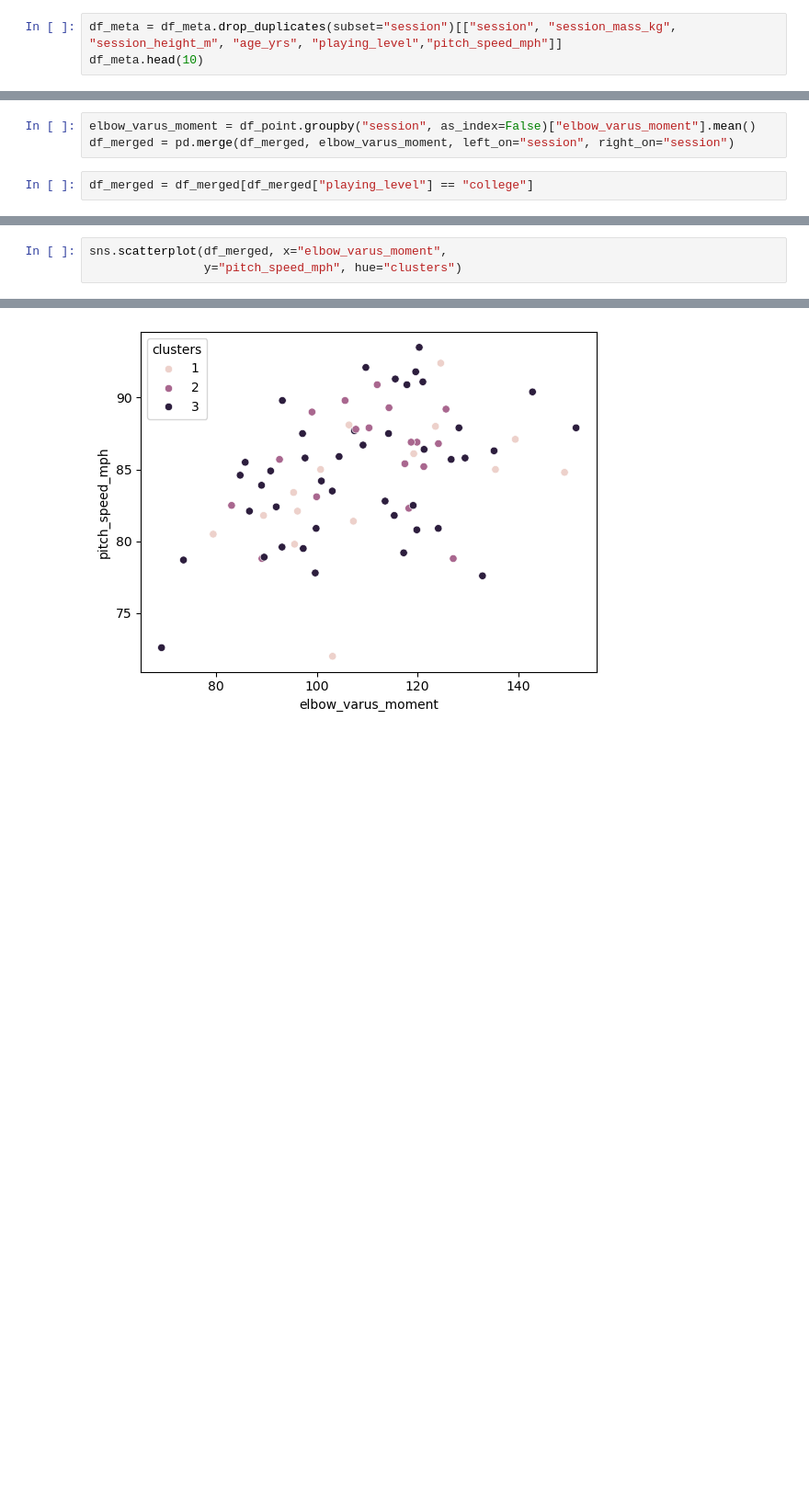
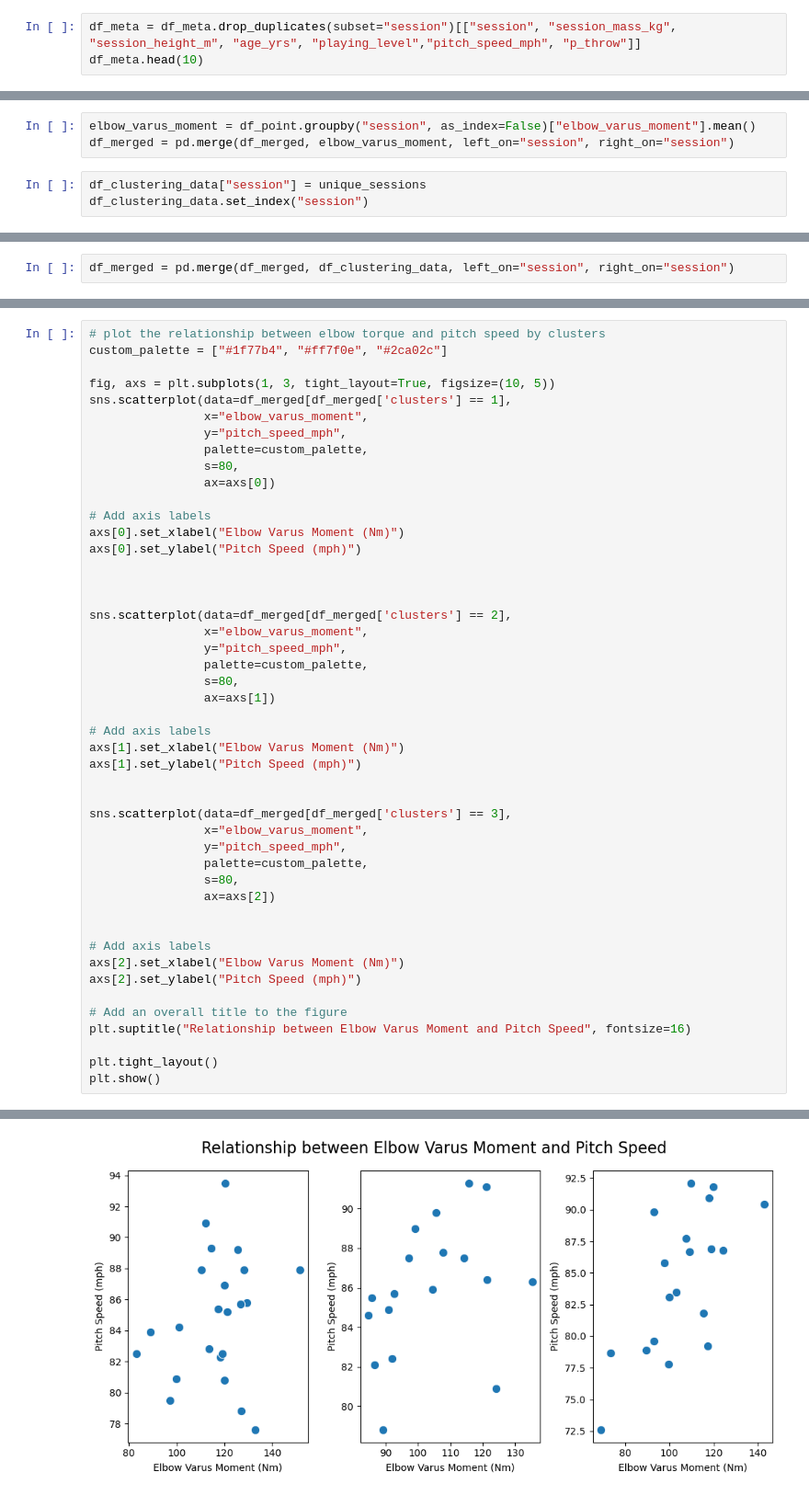
Before and after one commit to yyanagita66/pitching_motion_classification, a Jupyter notebook: coordination_classification.ipynb, the cells around one changed output, grey strips where cells are left out. Shown at 92% size. Saved outputs shown, nothing was run; the diff lists cells and outputs as text; blank space fills up the shorter version.

```diff
--- a/coordination_classification.ipynb
+++ b/coordination_classification.ipynb
@@ -378,4 +424,4 @@ df_clustering_results.head(10)
 # %%
-df_meta = df_meta.drop_duplicates(subset="session")[["session", "session_mass_kg", "session_height_m", "age_yrs", "playing_level","pitch_speed_mph"]]
+df_meta = df_meta.drop_duplicates(subset="session")[["session", "session_mass_kg", "session_height_m", "age_yrs", "playing_level","pitch_speed_mph", "p_throw"]]
 df_meta.head(10)
 # %% [output]
@@ -396,5 +442,6 @@ df_merged = pd.merge(df_clustering_results, df_meta, left_on="session", right_on
 # %%
 elbow_varus_moment = df_point.groupby("session", as_index=False)["elbow_varus_moment"].mean()
 df_merged = pd.merge(df_merged, elbow_varus_moment, left_on="session", right_on="session")
-# %%
-df_merged = df_merged[df_merged["playing_level"] == "college"]
+# %%
+df_clustering_data["session"] = unique_sessions
+df_clustering_data.set_index("session")
@@ -400,0 +467,2 @@ df_merged = df_merged[df_merged["playing_level"] == "college"]
+# %%
+df_merged = pd.merge(df_merged, df_clustering_data, left_on="session", right_on="session")
@@ -531,4 +651,48 @@ Group Var                           16.921 276054367.464
 # %%
-sns.scatterplot(df_merged, x="elbow_varus_moment",
-                y="pitch_speed_mph", hue="clusters")
+# plot the relationship between elbow torque and pitch speed by clusters
+custom_palette = ["#1f77b4", "#ff7f0e", "#2ca02c"]
+
+fig, axs = plt.subplots(1, 3, tight_layout=True, figsize=(10, 5))
+sns.scatterplot(data=df_merged[df_merged['clusters'] == 1],
+                x="elbow_varus_moment",
+                y="pitch_speed_mph",
+                palette=custom_palette,
+                s=80,
+                ax=axs[0])
+
+# Add axis labels
+axs[0].set_xlabel("Elbow Varus Moment (Nm)")
+axs[0].set_ylabel("Pitch Speed (mph)")
+
+
+
+sns.scatterplot(data=df_merged[df_merged['clusters'] == 2],
+                x="elbow_varus_moment",
+                y="pitch_speed_mph",
+                palette=custom_palette,
+                s=80,
+                ax=axs[1])
+
+# Add axis labels
+axs[1].set_xlabel("Elbow Varus Moment (Nm)")
+axs[1].set_ylabel("Pitch Speed (mph)")
+
+
+sns.scatterplot(data=df_merged[df_merged['clusters'] == 3],
+                x="elbow_varus_moment",
+                y="pitch_speed_mph",
+                palette=custom_palette,
+                s=80,
+                ax=axs[2])
+
+
+# Add axis labels
+axs[2].set_xlabel("Elbow Varus Moment (Nm)")
+axs[2].set_ylabel("Pitch Speed (mph)")
+
+# Add an overall title to the figure
+plt.suptitle("Relationship between Elbow Varus Moment and Pitch Speed", fontsize=16)
+
+plt.tight_layout()
+plt.show()
 # %% [output]
@@ -536 +699 @@ sns.scatterplot(df_merged, x="elbow_varus_moment",
-[figure, old version]
+[figure, new version]
```
Also changed, not shown: parts of 76 cells of this notebook.
